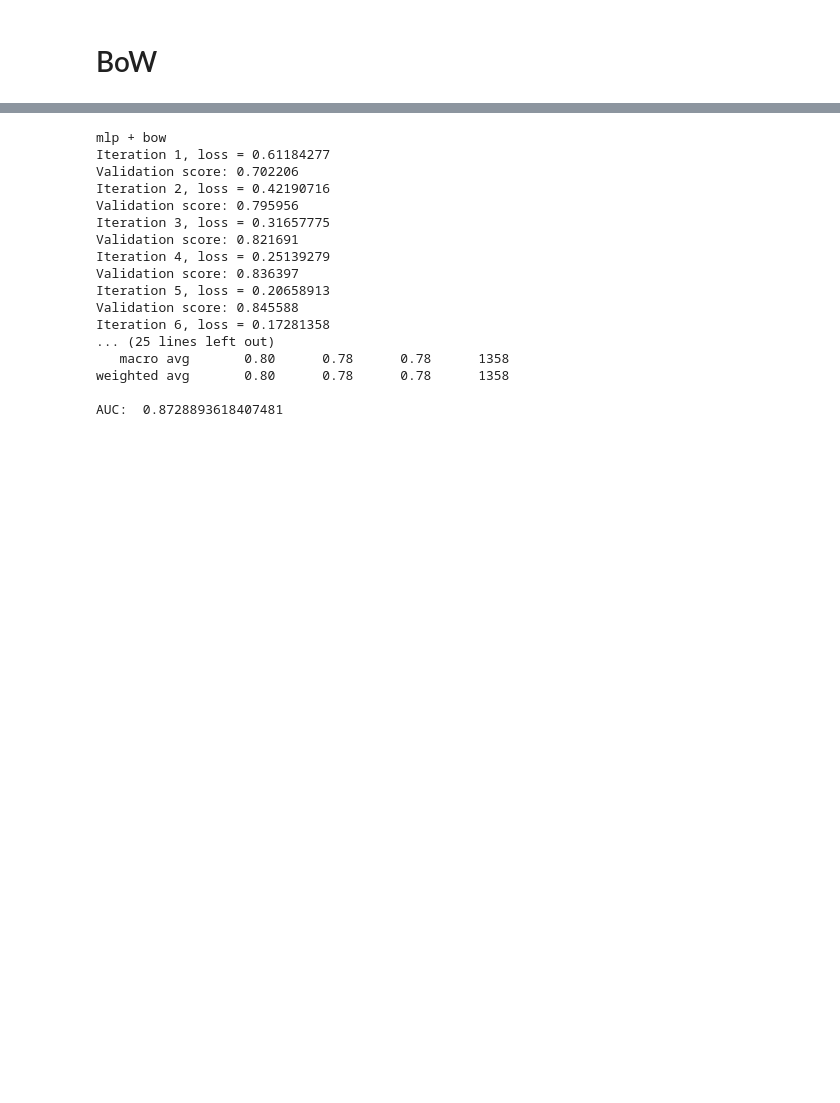
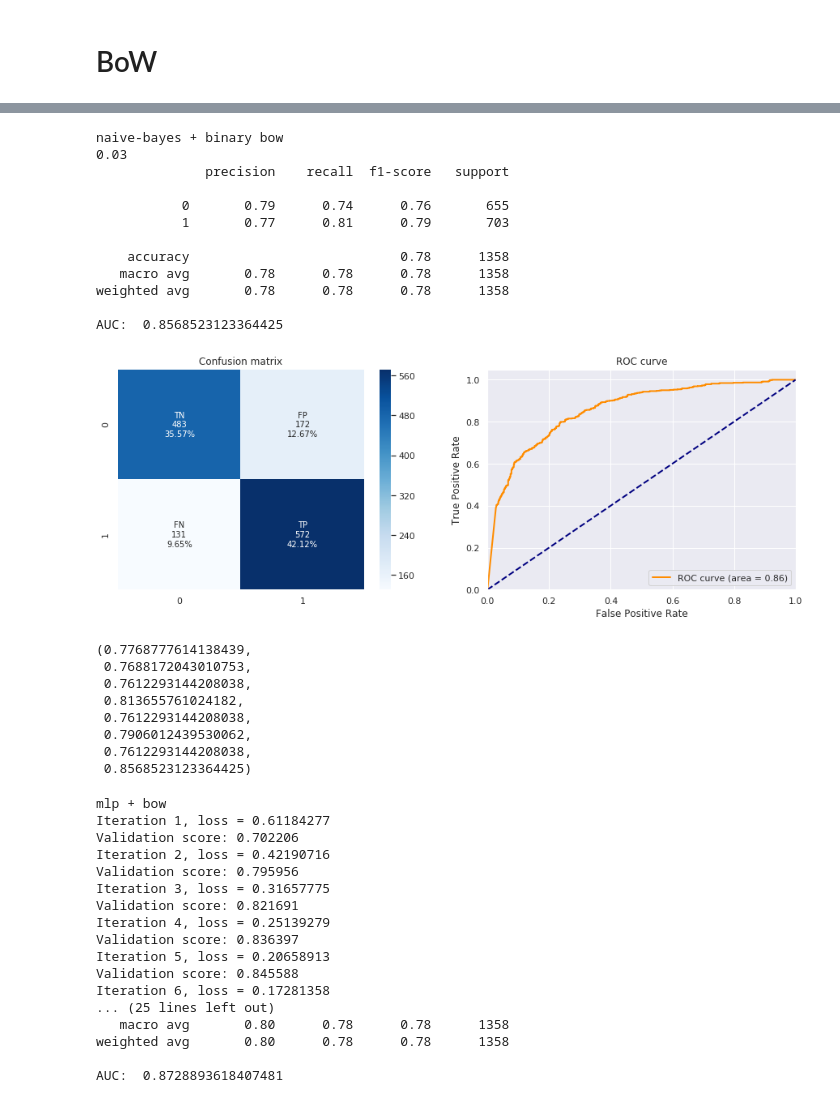
Before and after one commit to cabrau/FakeWhatsApp.Br, a Jupyter notebook: 09 - automatic dataset expansion.ipynb, the cells around one changed output, grey strips where cells are left out. Cells and saved outputs as stored; diff of their text form; code cells hidden in the pictures; blank space fills up the shorter version.

```diff
--- a/09 - automatic dataset expansion.ipynb
+++ b/09 - automatic dataset expansion.ipynb
@@ -607,3 +629,40 @@ AUC:  0.8940158318221798
+# %%
+print('naive-bayes + binary bow')
+clf = ComplementNB()
+clf.fit(X_train,y_train)
+
+y_prob = clf.predict_proba(X_test)[:,1]
+y_pred = clf.predict(X_test)
+y_prob_train = clf.predict_proba(X_train)[:,1]
+# threshold moving
+
+#thr = optimal_threshold(y_prob,y_test)
+thr = optimal_threshold(y_prob_train,y_train)
+print(thr)
+#y_pred = [1 if p >= thr else 0 for p in y_prob]
+get_test_metrics(y_test, y_pred, y_prob, full_metrics = True)
+# %% [output]
+naive-bayes + binary bow
+0.03
+              precision    recall  f1-score   support
+
+           0       0.79      0.74      0.76       655
+           1       0.77      0.81      0.79       703
+
+    accuracy                           0.78      1358
+   macro avg       0.78      0.78      0.78      1358
+weighted avg       0.78      0.78      0.78      1358
+
+AUC:  0.8568523123364425
+[figure, added]
+(0.7768777614138439,
+ 0.7688172043010753,
+ 0.7612293144208038,
+ 0.813655761024182,
+ 0.7612293144208038,
+ 0.7906012439530062,
+ 0.7612293144208038,
+ 0.8568523123364425)
 # %%
 print('mlp + bow')
 clf = MLPClassifier(activation = 'relu', solver = 'adam',random_state = 42,
```
Also changed, not shown: parts of 11 cells of this notebook, 6 other files.
